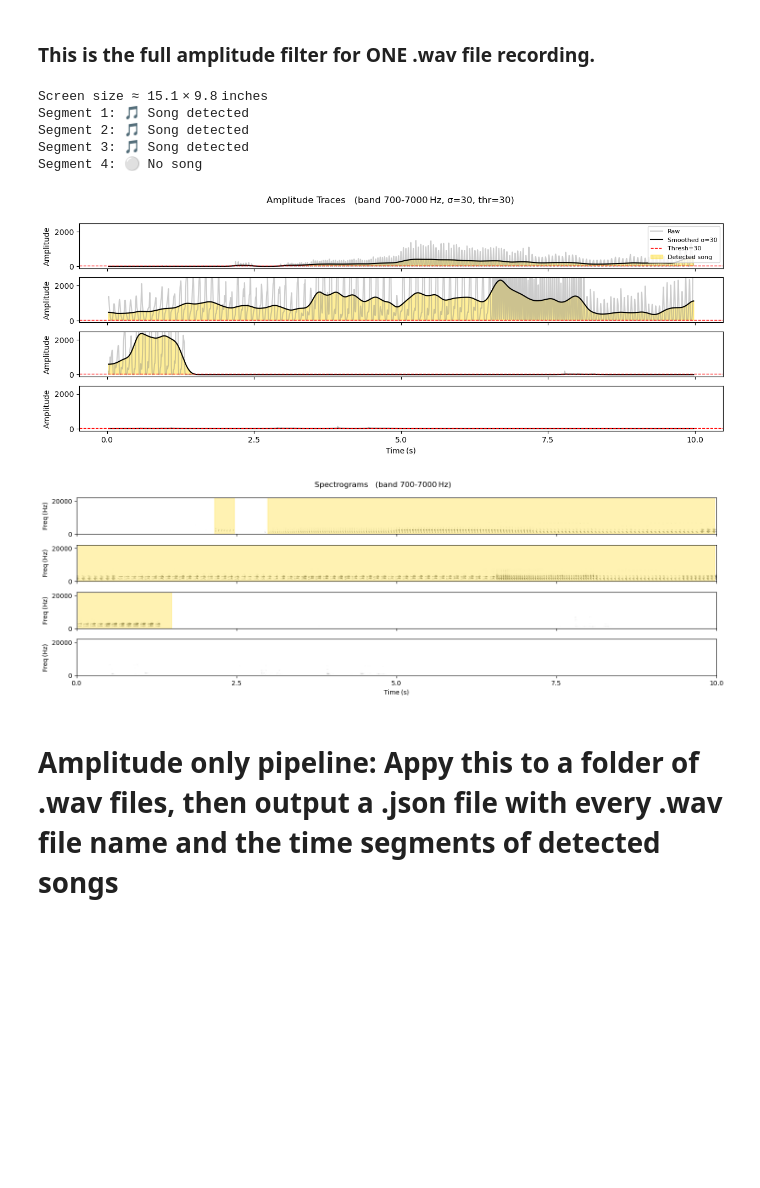
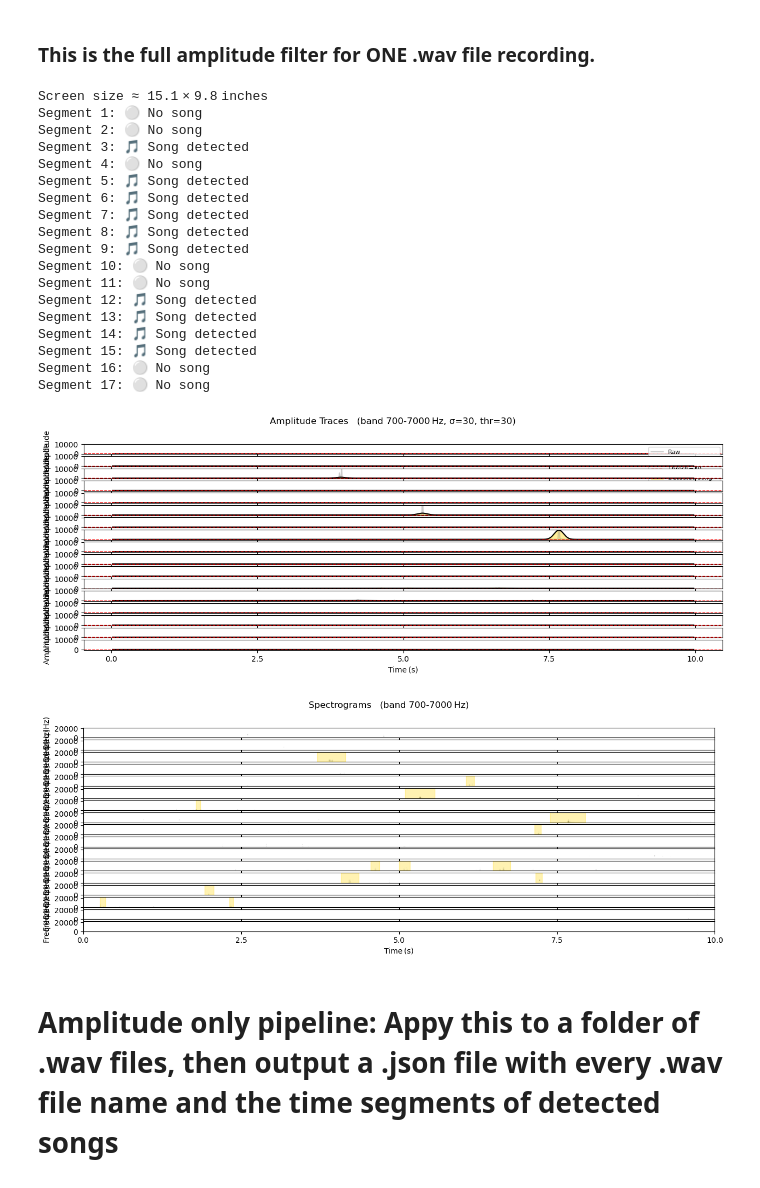
Before and after one commit to hulseyvincentr/BYOD_class, a Jupyter notebook: code/song_detector/song_detector_amplitude.ipynb, the cells around one changed output. Saved outputs shown, nothing was run; the diff lists cells and outputs as text; code cells hidden in the pictures; blank space fills up the shorter version.

Commit message:
Debugged error in combining files into segments.

```diff
--- a/code/song_detector/song_detector_amplitude.ipynb
+++ b/code/song_detector/song_detector_amplitude.ipynb
@@ -164,38 +164,51 @@ def plot_spectrograms_by_segment(
         # ---------- 7. Titles & layout ----------
         bp_range = f"{bandpass_filter_low_cut}-{bandpass_filter_high_cut} Hz"
         fig1.suptitle(f'Amplitude Traces   (band {bp_range}, σ={sigma}, thr={threshold})',
                       fontsize=12)
         fig2.suptitle(f'Spectrograms   (band {bp_range})', fontsize=12)
         plt.tight_layout()
         plt.show()
 
     except ValueError as err:
         print(f"[ERROR] {file_path}: {err}")
 
 # ------------------------------------------------------------
 # Example call – replace with your own WAV
 # ------------------------------------------------------------
 if __name__ == "__main__":
-    example_wav = Path("/Users/mirandahulsey-vincent/Documents/allPythonCode/BYOD_class/data_inputs/USA5510_unsegmented_songs/55/USA5510_45755.25619988_4_8_7_6_59.wav")  # ⇦ change me!
+    example_wav = Path("/Users/mirandahulsey-vincent/Documents/allPythonCode/BYOD_class/data_inputs/USA5510_debug_segmenter/sample_wav_files/USA5510_45755.26270678_4_8_7_17_50.wav")  # ⇦ change me!
     if example_wav.exists():
         plot_spectrograms_by_segment(
             file_path=str(example_wav),
             segment_duration=10,
             bandpass_filter_low_cut=700,
             bandpass_filter_high_cut=7000,
             sigma=30,
             threshold=30
         )
     else:
         print(f"Example WAV not found: {example_wav}")
 # %% [output]
 Screen size ≈ 15.1 × 9.8 inches
-Segment 1: 🎵 Song detected
-Segment 2: 🎵 Song detected
+Segment 1: ⚪ No song
+Segment 2: ⚪ No song
 Segment 3: 🎵 Song detected
 Segment 4: ⚪ No song
+Segment 5: 🎵 Song detected
+Segment 6: 🎵 Song detected
+Segment 7: 🎵 Song detected
+Segment 8: 🎵 Song detected
+Segment 9: 🎵 Song detected
+Segment 10: ⚪ No song
+Segment 11: ⚪ No song
+Segment 12: 🎵 Song detected
+Segment 13: 🎵 Song detected
+Segment 14: 🎵 Song detected
+Segment 15: 🎵 Song detected
+Segment 16: ⚪ No song
+Segment 17: ⚪ No song
-[figure, old version]
+[figure, new version]
-[figure, old version]
+[figure, new version]
 # %% [markdown]
 # Amplitude only pipeline: Appy this to a folder of .wav files, then output a .json file with every .wav file name and the time segments of detected songs
 
```
Also changed, not shown: parts of 1 cell of this notebook, 2 other files.
